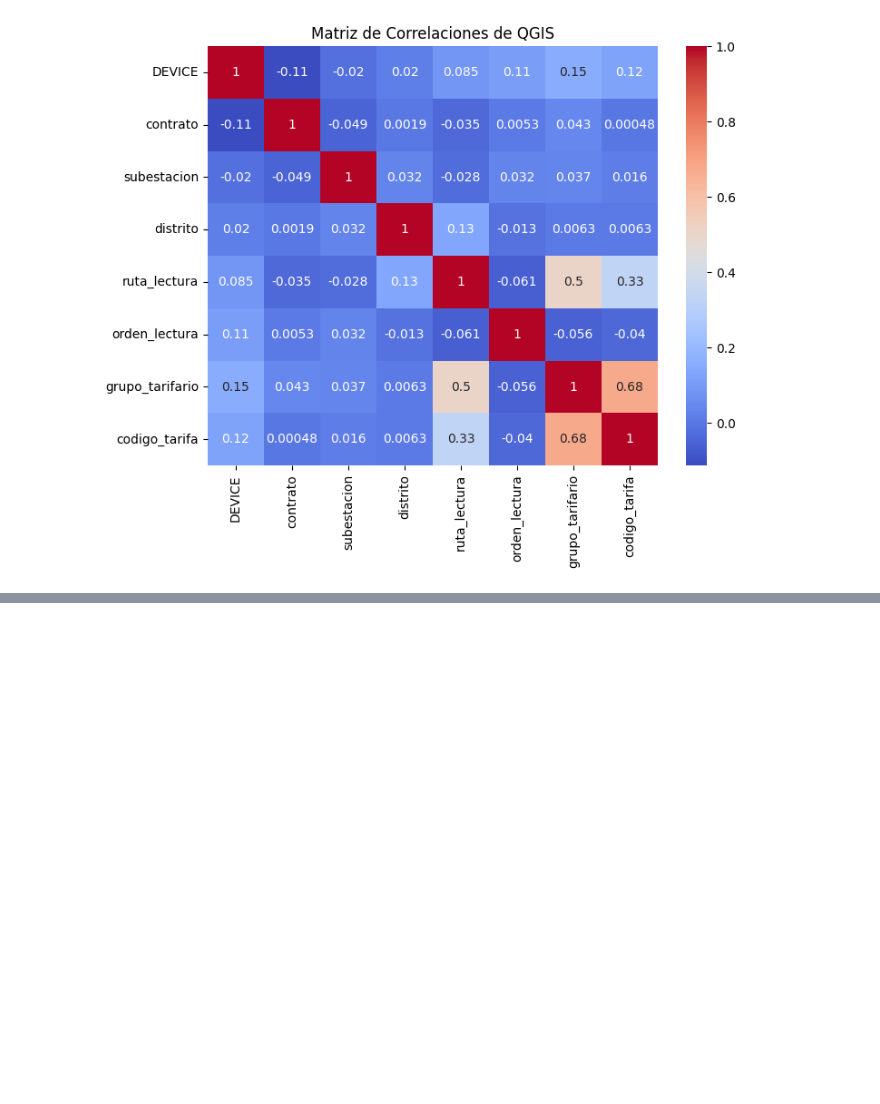
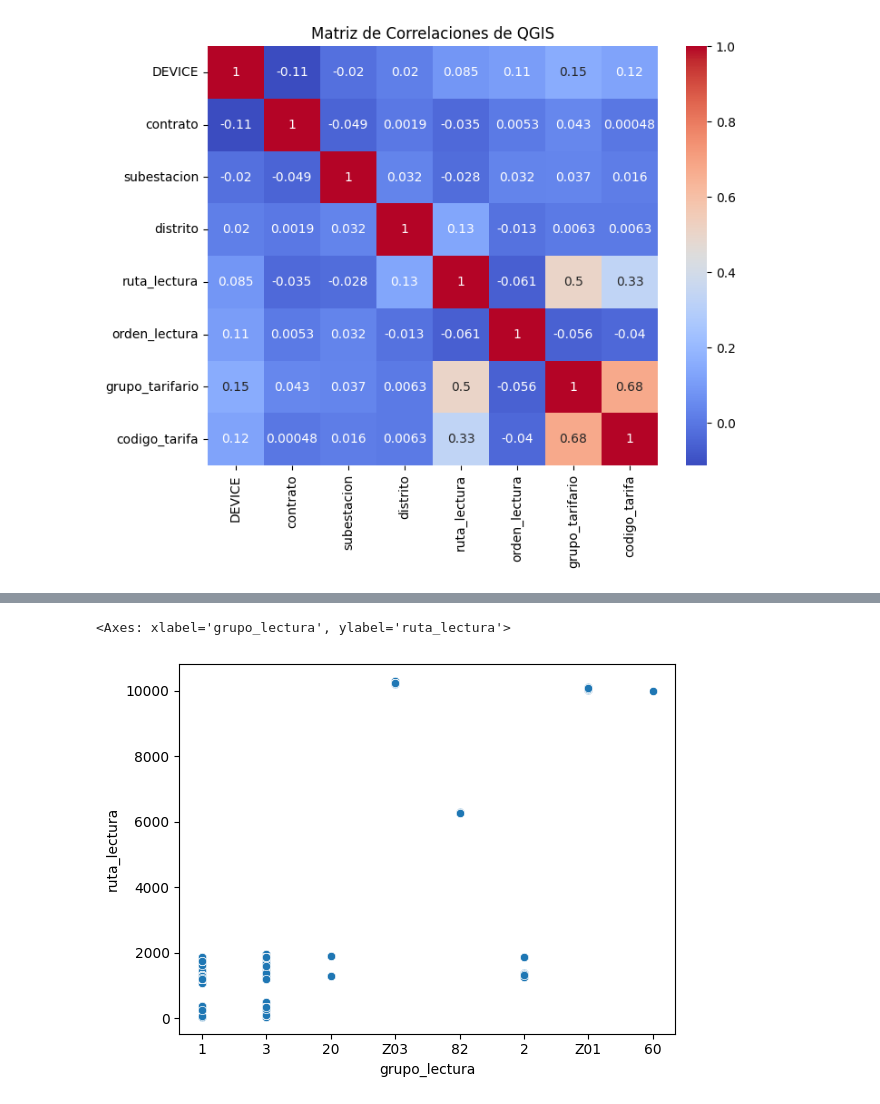
Before and after one commit to pasollipaula/DiplodatosMentoria, a Jupyter notebook: carga_datasets.ipynb, the cells around one changed output, grey strips where cells are left out. Cells and saved outputs as stored; diff of their text form; code cells hidden in the pictures; blank space fills up the shorter version.

```diff
--- a/carga_datasets.ipynb
+++ b/carga_datasets.ipynb
@@ -623,0 +613,5 @@ plt.show()
+# %%
+sns.scatterplot(data=qgis, x='grupo_lectura', y='ruta_lectura')
+# %% [output]
+<Axes: xlabel='grupo_lectura', ylabel='ruta_lectura'>
+[figure, added]
```
Also changed, not shown: parts of 5 cells of this notebook.
